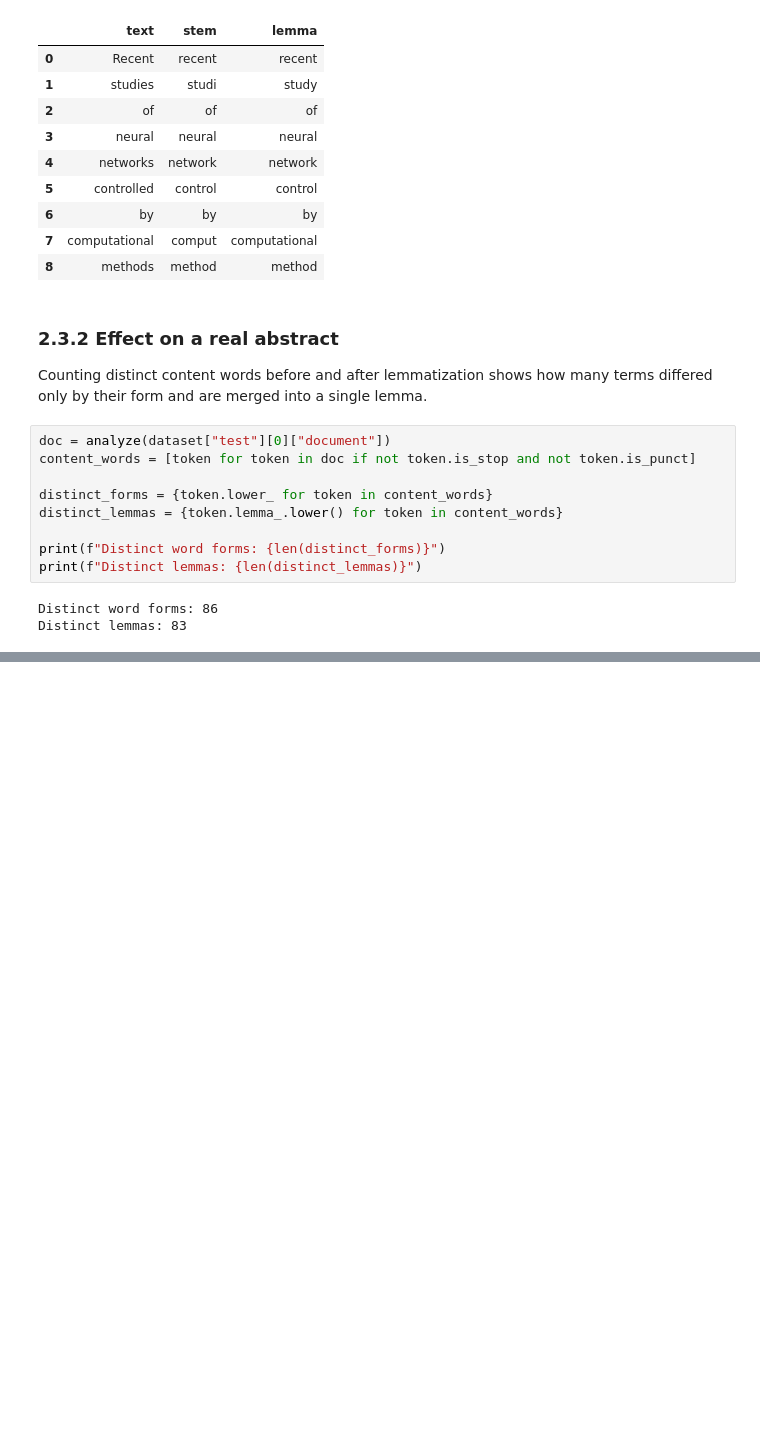
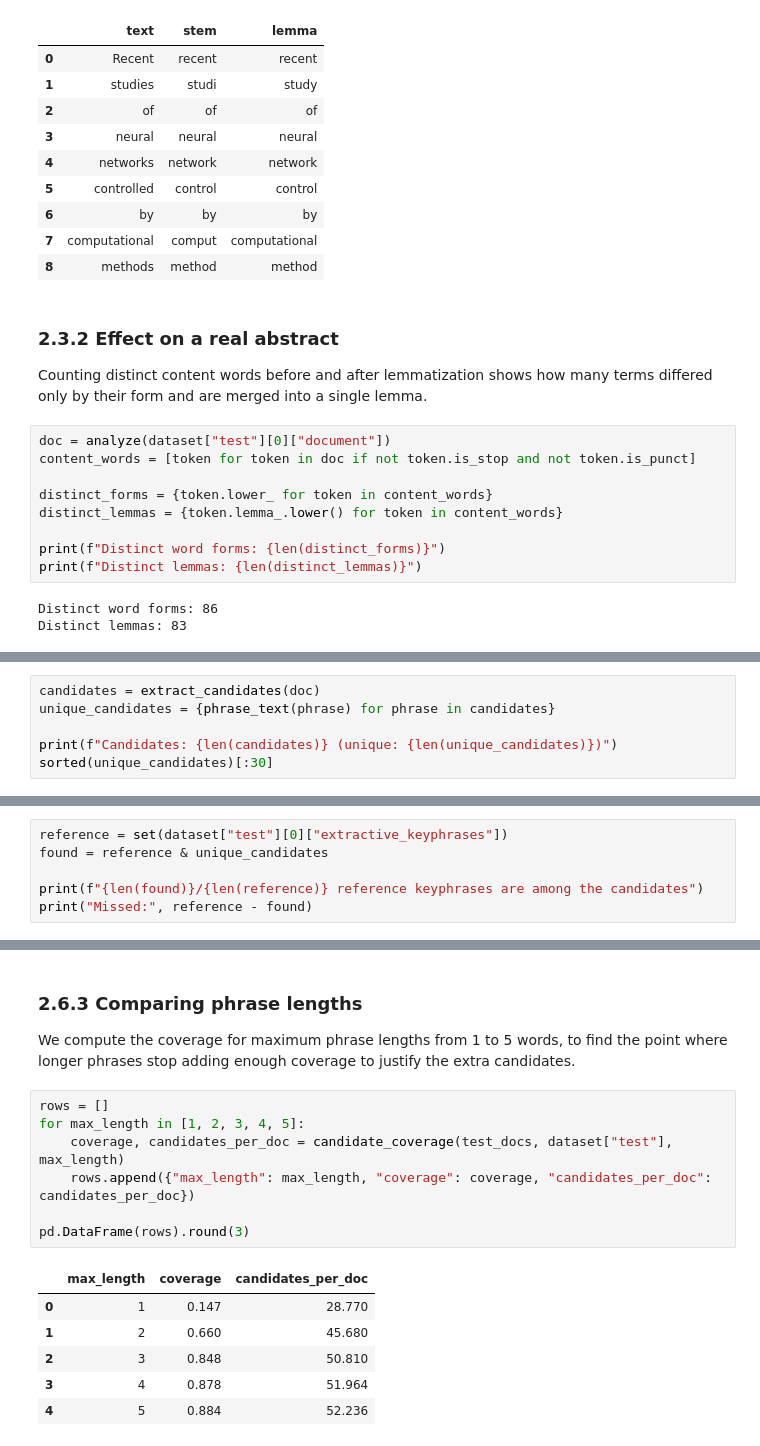
Before and after one commit to FicaBogdan15/keyword-extractor, a Jupyter notebook: keyword_extractor.ipynb, the cells around one changed output, grey strips where cells are left out. Cells and saved outputs as stored; diff of their text form; blank space fills up the shorter version.

```diff
--- a/keyword_extractor.ipynb
+++ b/keyword_extractor.ipynb
@@ -384,0 +542,6 @@ Distinct lemmas: 83
+# %%
+candidates = extract_candidates(doc)
+unique_candidates = {phrase_text(phrase) for phrase in candidates}
+
+print(f"Candidates: {len(candidates)} (unique: {len(unique_candidates)})")
+sorted(unique_candidates)[:30]
@@ -384,0 +572,6 @@ Distinct lemmas: 83
+# %%
+reference = set(dataset["test"][0]["extractive_keyphrases"])
+found = reference & unique_candidates
+
+print(f"{len(found)}/{len(reference)} reference keyphrases are among the candidates")
+print("Missed:", reference - found)
@@ -384,0 +609,19 @@ Distinct lemmas: 83
+# %% [markdown]
+### 2.6.3 Comparing phrase lengths
+
+We compute the coverage for maximum phrase lengths from 1 to 5 words, to find the point
+where longer phrases stop adding enough coverage to justify the extra candidates.
+# %%
+rows = []
+for max_length in [1, 2, 3, 4, 5]:
+    coverage, candidates_per_doc = candidate_coverage(test_docs, dataset["test"], max_length)
+    rows.append({"max_length": max_length, "coverage": coverage, "candidates_per_doc": candidates_per_doc})
+
+pd.DataFrame(rows).round(3)
+# %% [output]
+|  | max_length | coverage | candidates_per_doc |
+| 0 | 1 | 0.147 | 28.770 |
+| 1 | 2 | 0.660 | 45.680 |
+| 2 | 3 | 0.848 | 50.810 |
+| 3 | 4 | 0.878 | 51.964 |
+| 4 | 5 | 0.884 | 52.236 |
```
Also changed, not shown: parts of 28 cells of this notebook, 1 other file.
